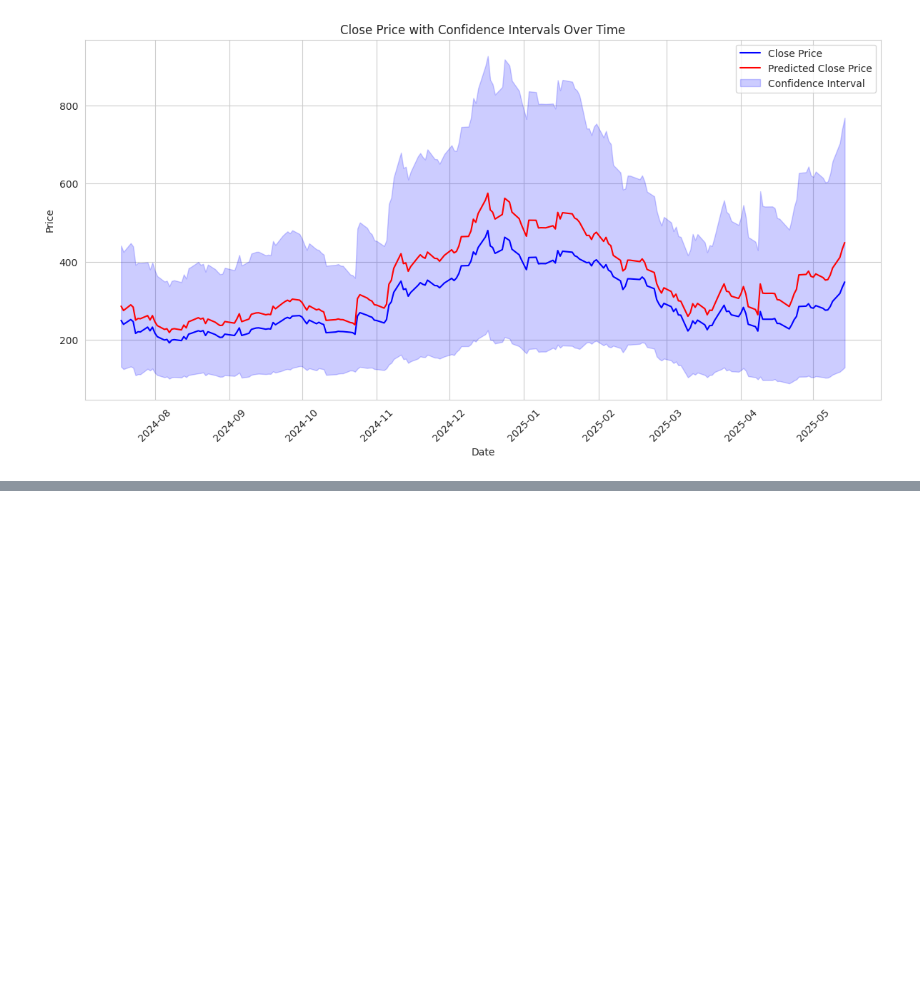
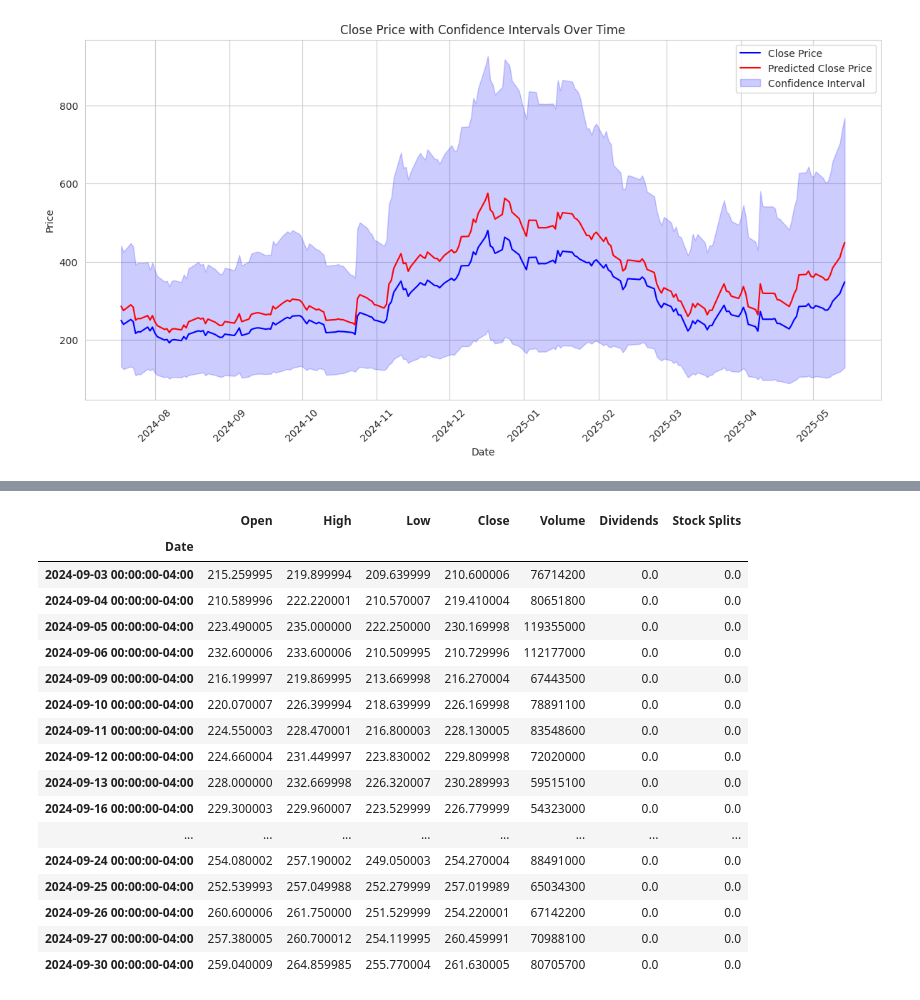
Before and after one commit to pratham-aggr/projectAlpha, a Jupyter notebook: GBM.ipynb, the cells around one changed output, grey strips where cells are left out. Saved outputs shown, nothing was run; the diff lists cells and outputs as text; code cells hidden in the pictures; blank space fills up the shorter version.

```diff
--- a/GBM.ipynb
+++ b/GBM.ipynb
@@ -50,7 +53,7 @@ from utils.gbm import GBMAnalyzer
 from utils.dataFetcher import OptionsDataFetcher as odf
 # %%
 fetcher = odf('TSLA')
-stock_data = fetcher.fetch_stock_data("2024-04-18", "2025-05-18")
+stock_data = fetcher.fetch_stock_data("2023-04-18", "2025-05-18")
 opts_data = fetcher.fetch_options_chain()
 opts_data_p = fetcher.fetch_options_chain(puts_only = True)
 opts_data_c = fetcher.fetch_options_chain(calls_only = True)
@@ -523,0 +507,21 @@ def date_after_t(start_date, t_years, days_in_year=252):
+# %%
+stock_data[(stock_data.index.year == 2024)  & (stock_data.index.month == 9)]
+# %% [output]
+|  | Open | High | Low | Close | Volume | Dividends | Stock Splits |
+| Date |  |  |  |  |  |  |  |
+| 2024-09-03 00:00:00-04:00 | 215.259995 | 219.899994 | 209.639999 | 210.600006 | 76714200 | 0.0 | 0.0 |
+| 2024-09-04 00:00:00-04:00 | 210.589996 | 222.220001 | 210.570007 | 219.410004 | 80651800 | 0.0 | 0.0 |
+| 2024-09-05 00:00:00-04:00 | 223.490005 | 235.000000 | 222.250000 | 230.169998 | 119355000 | 0.0 | 0.0 |
+| 2024-09-06 00:00:00-04:00 | 232.600006 | 233.600006 | 210.509995 | 210.729996 | 112177000 | 0.0 | 0.0 |
+| 2024-09-09 00:00:00-04:00 | 216.199997 | 219.869995 | 213.669998 | 216.270004 | 67443500 | 0.0 | 0.0 |
+| 2024-09-10 00:00:00-04:00 | 220.070007 | 226.399994 | 218.639999 | 226.169998 | 78891100 | 0.0 | 0.0 |
+| 2024-09-11 00:00:00-04:00 | 224.550003 | 228.470001 | 216.800003 | 228.130005 | 83548600 | 0.0 | 0.0 |
+| 2024-09-12 00:00:00-04:00 | 224.660004 | 231.449997 | 223.830002 | 229.809998 | 72020000 | 0.0 | 0.0 |
+| 2024-09-13 00:00:00-04:00 | 228.000000 | 232.669998 | 226.320007 | 230.289993 | 59515100 | 0.0 | 0.0 |
+| 2024-09-16 00:00:00-04:00 | 229.300003 | 229.960007 | 223.529999 | 226.779999 | 54323000 | 0.0 | 0.0 |
+| ... | ... | ... | ... | ... | ... | ... | ... |
+| 2024-09-24 00:00:00-04:00 | 254.080002 | 257.190002 | 249.050003 | 254.270004 | 88491000 | 0.0 | 0.0 |
+| 2024-09-25 00:00:00-04:00 | 252.539993 | 257.049988 | 252.279999 | 257.019989 | 65034300 | 0.0 | 0.0 |
+| 2024-09-26 00:00:00-04:00 | 260.600006 | 261.750000 | 251.529999 | 254.220001 | 67142200 | 0.0 | 0.0 |
+| 2024-09-27 00:00:00-04:00 | 257.380005 | 260.700012 | 254.119995 | 260.459991 | 70988100 | 0.0 | 0.0 |
+| 2024-09-30 00:00:00-04:00 | 259.040009 | 264.859985 | 255.770004 | 261.630005 | 80705700 | 0.0 | 0.0 |
```
Also changed, not shown: parts of 13 cells of this notebook, 9 other files.
